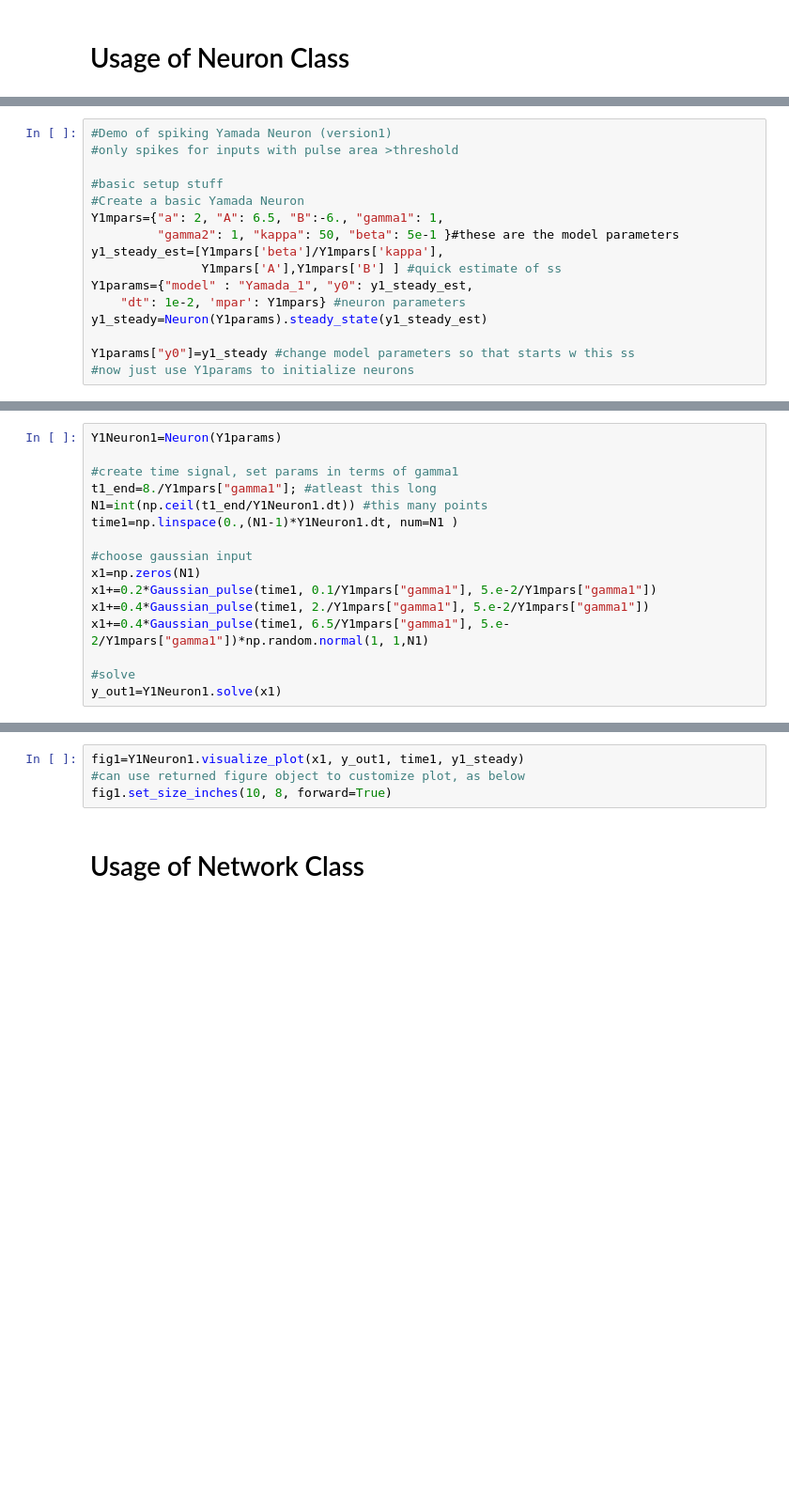
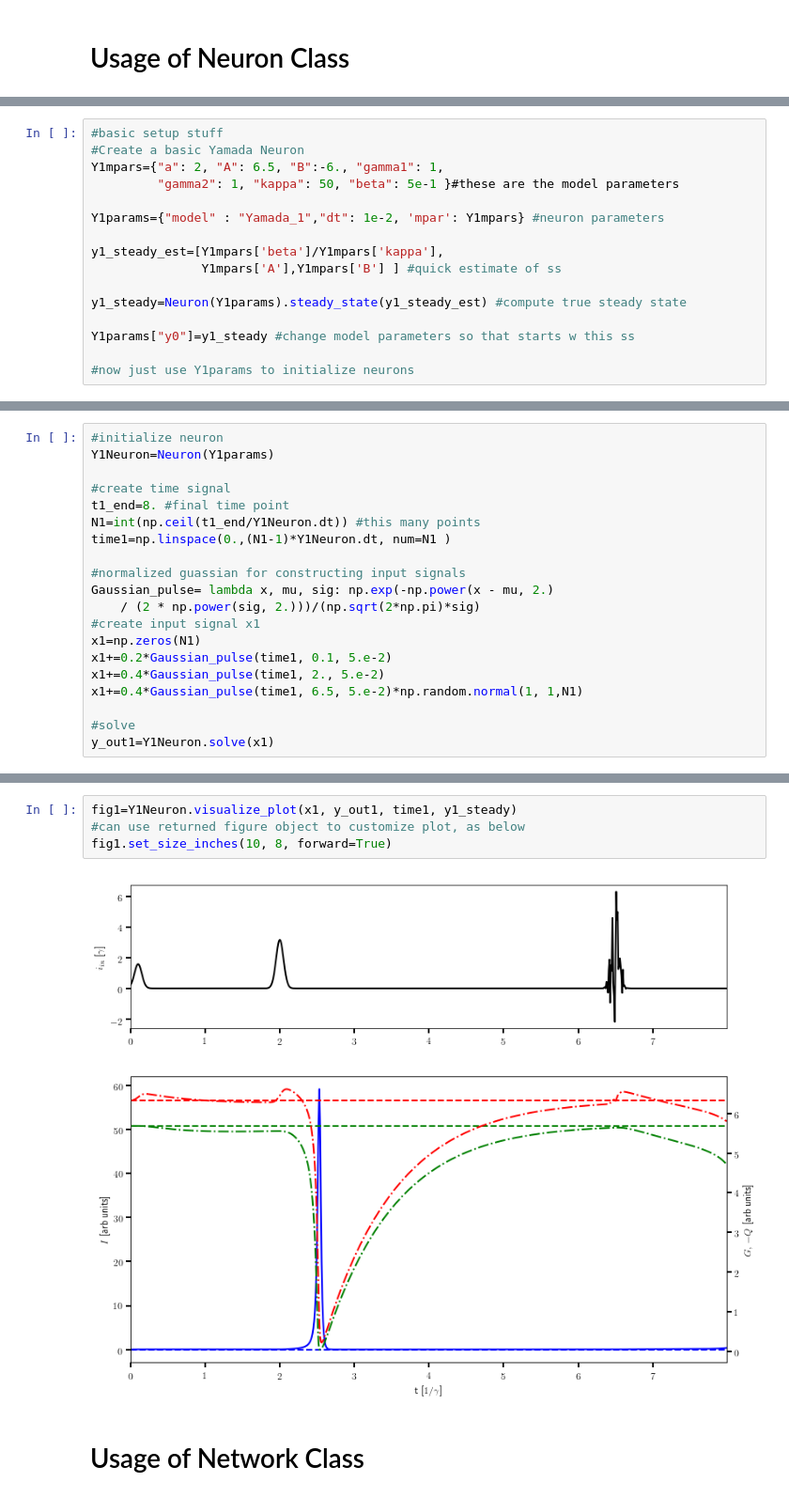
Before and after one commit to jabbate7/PhotonicNeuronSimulator, a Jupyter notebook: Usage_Demo.ipynb, the cells around one changed output, grey strips where cells are left out. Shown at 94% size. Drawn from its saved outputs; the diff is of its cells as text; blank space fills up the shorter version.

```diff
--- a/Usage_Demo.ipynb
+++ b/Usage_Demo.ipynb
@@ -22,17 +20,17 @@
 # %%
-#Demo of spiking Yamada Neuron (version1)
-#only spikes for inputs with pulse area >threshold
-
 #basic setup stuff
 #Create a basic Yamada Neuron
 Y1mpars={"a": 2, "A": 6.5, "B":-6., "gamma1": 1,
          "gamma2": 1, "kappa": 50, "beta": 5e-1 }#these are the model parameters
+
+Y1params={"model" : "Yamada_1","dt": 1e-2, 'mpar': Y1mpars} #neuron parameters
+
 y1_steady_est=[Y1mpars['beta']/Y1mpars['kappa'],
                Y1mpars['A'],Y1mpars['B'] ] #quick estimate of ss
-Y1params={"model" : "Yamada_1", "y0": y1_steady_est,
-    "dt": 1e-2, 'mpar': Y1mpars} #neuron parameters
-y1_steady=Neuron(Y1params).steady_state(y1_steady_est)
+
+y1_steady=Neuron(Y1params).steady_state(y1_steady_est) #compute true steady state
 
 Y1params["y0"]=y1_steady #change model parameters so that starts w this ss
+
 #now just use Y1params to initialize neurons
 # %% [markdown]
@@ -40,17 +38,21 @@
 # %%
-Y1Neuron1=Neuron(Y1params)
+#initialize neuron
+Y1Neuron=Neuron(Y1params)
 
-#create time signal, set params in terms of gamma1
-t1_end=8./Y1mpars["gamma1"]; #atleast this long
-N1=int(np.ceil(t1_end/Y1Neuron1.dt)) #this many points
-time1=np.linspace(0.,(N1-1)*Y1Neuron1.dt, num=N1 )
+#create time signal
+t1_end=8. #final time point
+N1=int(np.ceil(t1_end/Y1Neuron.dt)) #this many points
+time1=np.linspace(0.,(N1-1)*Y1Neuron.dt, num=N1 )
 
-#choose gaussian input
+#normalized guassian for constructing input signals
+Gaussian_pulse= lambda x, mu, sig: np.exp(-np.power(x - mu, 2.)
+    / (2 * np.power(sig, 2.)))/(np.sqrt(2*np.pi)*sig)
+#create input signal x1
 x1=np.zeros(N1)
-x1+=0.2*Gaussian_pulse(time1, 0.1/Y1mpars["gamma1"], 5.e-2/Y1mpars["gamma1"])
-x1+=0.4*Gaussian_pulse(time1, 2./Y1mpars["gamma1"], 5.e-2/Y1mpars["gamma1"])
-x1+=0.4*Gaussian_pulse(time1, 6.5/Y1mpars["gamma1"], 5.e-2/Y1mpars["gamma1"])*np.random.normal(1, 1,N1)
+x1+=0.2*Gaussian_pulse(time1, 0.1, 5.e-2)
+x1+=0.4*Gaussian_pulse(time1, 2., 5.e-2)
+x1+=0.4*Gaussian_pulse(time1, 6.5, 5.e-2)*np.random.normal(1, 1,N1)
 
 #solve
-y_out1=Y1Neuron1.solve(x1)
+y_out1=Y1Neuron.solve(x1)
 # %% [markdown]
@@ -58,7 +62,9 @@
 # %%
-fig1=Y1Neuron1.visualize_plot(x1, y_out1, time1, y1_steady)
+fig1=Y1Neuron.visualize_plot(x1, y_out1, time1, y1_steady)
 #can use returned figure object to customize plot, as below
 fig1.set_size_inches(10, 8, forward=True)
+# %% [output]
+[figure, added]
 # %% [markdown]
 # Usage of Network Class
 # %% [markdown]
```
Also changed, not shown: parts of 11 cells of this notebook.
